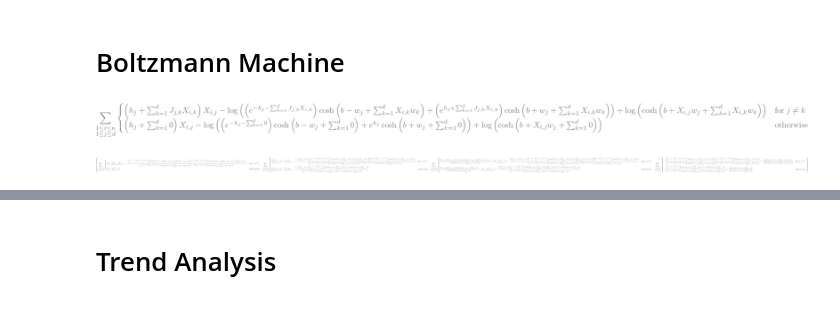
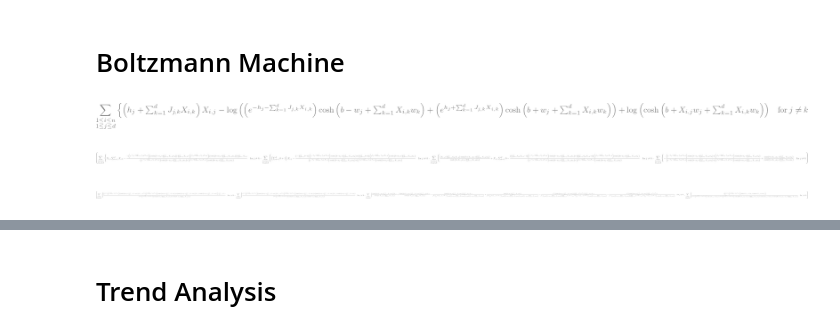
Before and after one commit to CodeBySohyun/Inverse_Ising_Inference, a Jupyter notebook: Data_Analysis/ising_optimisation.ipynb, the cells around one changed output, grey strips where cells are left out. Drawn from its saved outputs; the diff is of its cells as text; code cells hidden in the pictures.

```diff
--- a/Data_Analysis/ising_optimisation.ipynb
+++ b/Data_Analysis/ising_optimisation.ipynb
@@ -215,29 +225,28 @@ The optimised h vector has been saved to 'Results/h_vector.csv'.
 # Boltzmann Machine
 # %%
 from sympy import symbols, Sum, IndexedBase, log, cosh, exp, diff, Piecewise, Ne, simplify
-import sympy as sp
 
 # Define the symbols for the dimensions and indices
 n, d = symbols('n d', integer=True)
 i, j, k = symbols('i j k', integer=True)
 b = symbols('b', real=True)
 
 # Define the symbolic indexed bases for J, h, w, and X
 J = IndexedBase('J', shape=(d, d))
 h = IndexedBase('h', shape=(d,))
 w = IndexedBase('w', shape=(d,))
 X = IndexedBase('X', shape=(n, d))
 
 # Define S_ij and S_ik excluding the k = j term
-S_ij = Sum(Piecewise((J[j, k] * X[i, k], Ne(k, j)), (0, True)), (k, 1, d)) + h[j]
-S_ik = Sum(Piecewise((w[k] * X[i, k], Ne(k, j)), (0, True)), (k, 1, d)) + b
+S_ij = Sum(Piecewise((J[j, k] * X[i, k], Ne(k, j))), (k, 1, d)) + h[j]
+S_ik = Sum(Piecewise((w[k] * X[i, k], Ne(k, j))), (k, 1, d)) + b
 
 # Define the log-pseudolikelihood function LL
 LL = Sum(X[i, j] * S_ij + log(cosh(w[j] * X[i, j] + S_ik)) - log(
     exp(S_ij) * cosh(w[j] + S_ik) + exp(-S_ij) * cosh(-w[j] + S_ik)), (i, 1, n), (j, 1, d))
 LL
 # %% [output]
-[figure, old version]
+[figure, new version]
 # %%
 # Compute the symbolic gradients
 grad_J_jk = diff(LL, J[j, k])
@@ -245,19 +254,21 @@ grad_h_j = diff(LL, h[j])
 grad_w_j = diff(LL, w[j])
 grad_b = diff(LL, b)
 
-# Simplify the gradients
-grad_J_jk_simplified = simplify(grad_J_jk)
-grad_h_j_simplified = simplify(grad_h_j)
-grad_w_j_simplified = simplify(grad_w_j)
-grad_b_simplified = simplify(grad_b)
-
-# Initialise pretty-printing
-sp.init_printing(use_unicode=True)
-
 # Display the expressions
 grad_J_jk, grad_h_j, grad_w_j, grad_b
 # %% [output]
-[figure, old version]
+[figure, new version]
+# %%
+# Simplify the gradients (which only made things more complicated)
+grad_J_jk_simplified = simplify(grad_J_jk)
+grad_h_j_simplified = simplify(grad_h_j)
+grad_w_j_simplified = simplify(grad_w_j)
+grad_b_simplified = simplify(grad_b)
+
+# Display the expressions
+grad_J_jk_simplified, grad_h_j_simplified, grad_w_j_simplified, grad_b_simplified
+# %% [output]
+[figure, added]
 # %%
 import numpy as np
 import pandas as pd
```
Also changed, not shown: parts of 11 cells of this notebook, 11 other files.
